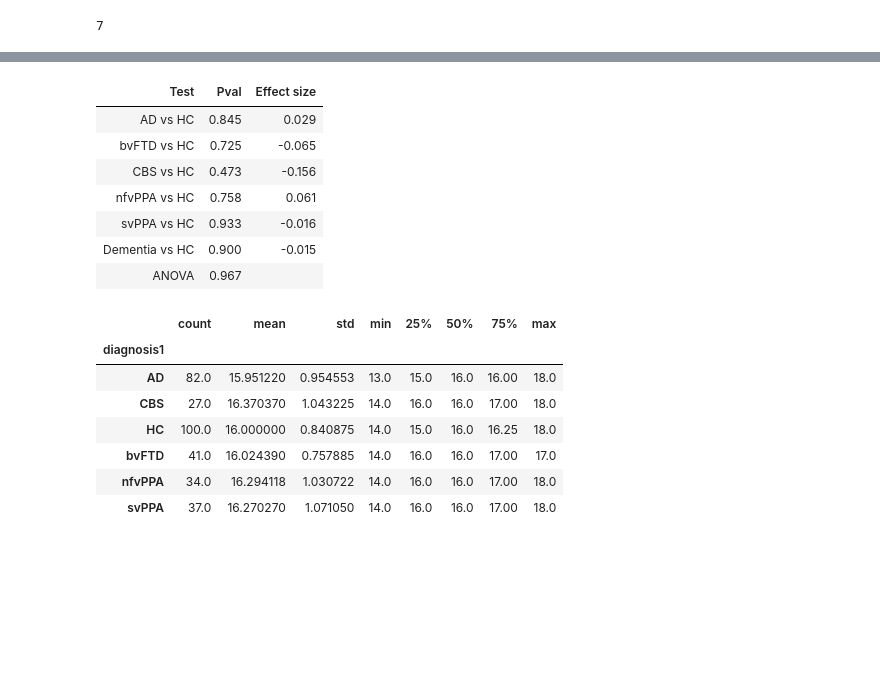
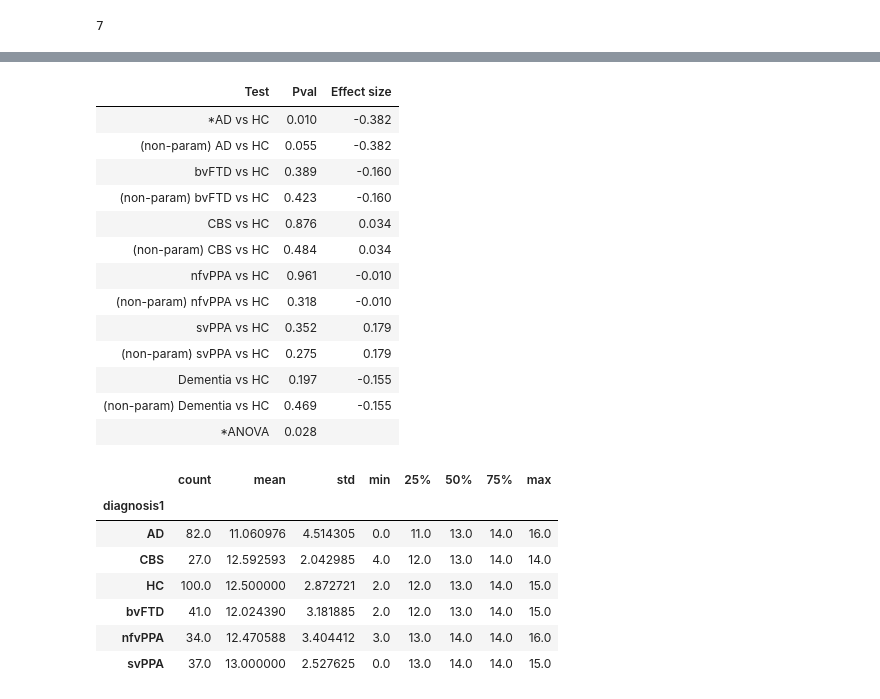
Before and after one commit to JINhuaqing/jesse_fMRI, a Jupyter notebook: notebooks/TVDNs/get_TVDN_features_7nets.ipynb, the cells around one changed output, grey strips where cells are left out. Cells and saved outputs as stored; diff of their text form; code cells hidden in the pictures; blank space fills up the shorter version.

```diff
--- a/notebooks/get_TVDN_features_7nets.ipynb
+++ b/notebooks/TVDNs/get_TVDN_features_7nets.ipynb
@@ -397,7 +406,11 @@ net_ix = 7
 # %% [output]
 7
 # %%
-rks = np.array(load_pkl(RES_ROOT/f"tvdnMaxM20_fixr8_ranks_{yeo_7nets_dict[net_ix]}.pkl"));
-ecptss = load_pkl(RES_ROOT/f"tvdnMaxM20_fixr8_ecptss_kp1654_{yeo_7nets_dict[net_ix]}.pkl")
+_get_dwell = lambda ecpts: np.diff(np.concatenate([[0], ecpts, [235]]))*ac_time/235
+rks = np.array(load_pkl(RES_ROOT/f"tvdnMaxM20_ranks_{yeo_7nets_dict[net_ix]}.pkl"));
+ecptss = load_pkl(RES_ROOT/f"tvdnMaxM20_ecptss_kp1647_{yeo_7nets_dict[net_ix]}.pkl")
 ncpts = np.array([len(ecpts) for ecpts in ecptss]);
+dwells = [_get_dwell(ecpts) for ecpts in ecptss];
+maxdwells = np.array([np.max(dwell) for dwell in dwells]);
+meandwells = np.array([np.mean(dwell) for dwell in dwells]);
 # %% [output]
@@ -441,28 +460,32 @@ res_df.groupby("diagnosis1")["metric"].describe()
 # %%
 res_df = pd.DataFrame({
     "metric": ncpts,
     "sex": sex_labs,
     "diagnosis": diag_labs
 })
 res_df["diagnosis1"] = res_df["diagnosis"].map(diag_lab_mapping)
-_get_test_tb(res_df)
+display(_get_test_tb(res_df))
+res_df.groupby("diagnosis1")["metric"].describe()
 # %% [output]
 | Test | Pval | Effect size |
-| AD vs HC | 0.845 | 0.029 |
-| bvFTD vs HC | 0.725 | -0.065 |
-| CBS vs HC | 0.473 | -0.156 |
-| nfvPPA vs HC | 0.758 | 0.061 |
-| svPPA vs HC | 0.933 | -0.016 |
-| Dementia vs HC | 0.900 | -0.015 |
-| ANOVA | 0.967 |  |
+| *AD vs HC | 0.010 | -0.382 |
+| (non-param) AD vs HC | 0.055 | -0.382 |
+| bvFTD vs HC | 0.389 | -0.160 |
+| (non-param) bvFTD vs HC | 0.423 | -0.160 |
+| CBS vs HC | 0.876 | 0.034 |
+| (non-param) CBS vs HC | 0.484 | 0.034 |
+| nfvPPA vs HC | 0.961 | -0.010 |
+| (non-param) nfvPPA vs HC | 0.318 | -0.010 |
+| svPPA vs HC | 0.352 | 0.179 |
+| (non-param) svPPA vs HC | 0.275 | 0.179 |
+| Dementia vs HC | 0.197 | -0.155 |
+| (non-param) Dementia vs HC | 0.469 | -0.155 |
+| *ANOVA | 0.028 |  |
+|  | count | mean | std | min | 25% | 50% | 75% | max |
+| diagnosis1 |  |  |  |  |  |  |  |  |
+| AD | 82.0 | 11.060976 | 4.514305 | 0.0 | 11.0 | 13.0 | 14.0 | 16.0 |
+| CBS | 27.0 | 12.592593 | 2.042985 | 4.0 | 12.0 | 13.0 | 14.0 | 14.0 |
+| HC | 100.0 | 12.500000 | 2.872721 | 2.0 | 12.0 | 13.0 | 14.0 | 15.0 |
+| bvFTD | 41.0 | 12.024390 | 3.181885 | 2.0 | 12.0 | 13.0 | 14.0 | 15.0 |
+| nfvPPA | 34.0 | 12.470588 | 3.404412 | 3.0 | 13.0 | 14.0 | 14.0 | 16.0 |
+| svPPA | 37.0 | 13.000000 | 2.527625 | 0.0 | 13.0 | 14.0 | 14.0 | 15.0 |
-# %%
-res_df.groupby("diagnosis1")["metric"].describe()
-# %% [output]
-|  | count | mean | std | min | 25% | 50% | 75% | max |
-| diagnosis1 |  |  |  |  |  |  |  |  |
-| AD | 82.0 | 15.951220 | 0.954553 | 13.0 | 15.0 | 16.0 | 16.00 | 18.0 |
-| CBS | 27.0 | 16.370370 | 1.043225 | 14.0 | 16.0 | 16.0 | 17.00 | 18.0 |
-| HC | 100.0 | 16.000000 | 0.840875 | 14.0 | 15.0 | 16.0 | 16.25 | 18.0 |
-| bvFTD | 41.0 | 16.024390 | 0.757885 | 14.0 | 16.0 | 16.0 | 17.00 | 17.0 |
-| nfvPPA | 34.0 | 16.294118 | 1.030722 | 14.0 | 16.0 | 16.0 | 17.00 | 18.0 |
-| svPPA | 37.0 | 16.270270 | 1.071050 | 14.0 | 16.0 | 16.0 | 17.00 | 18.0 |
```
Also changed, not shown: parts of 10 cells of this notebook, 20 other files.
